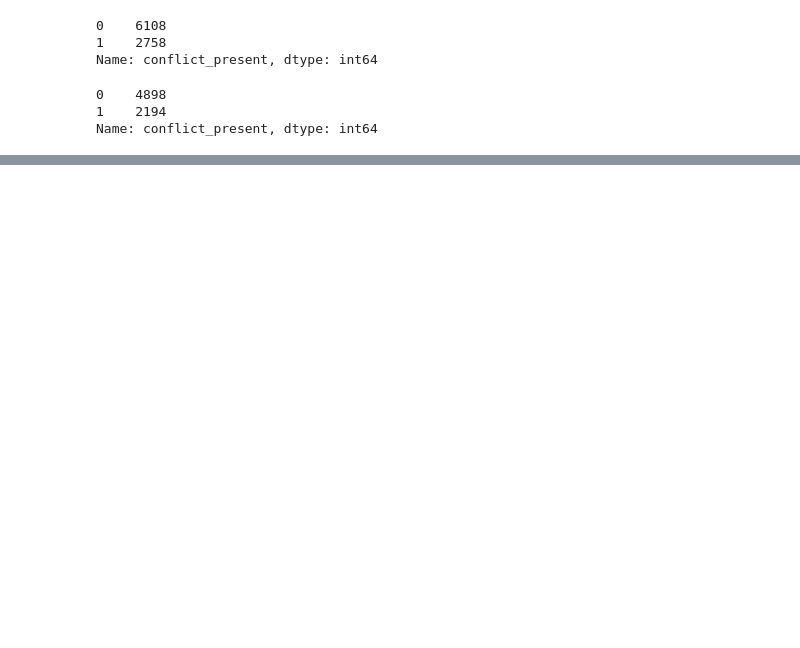
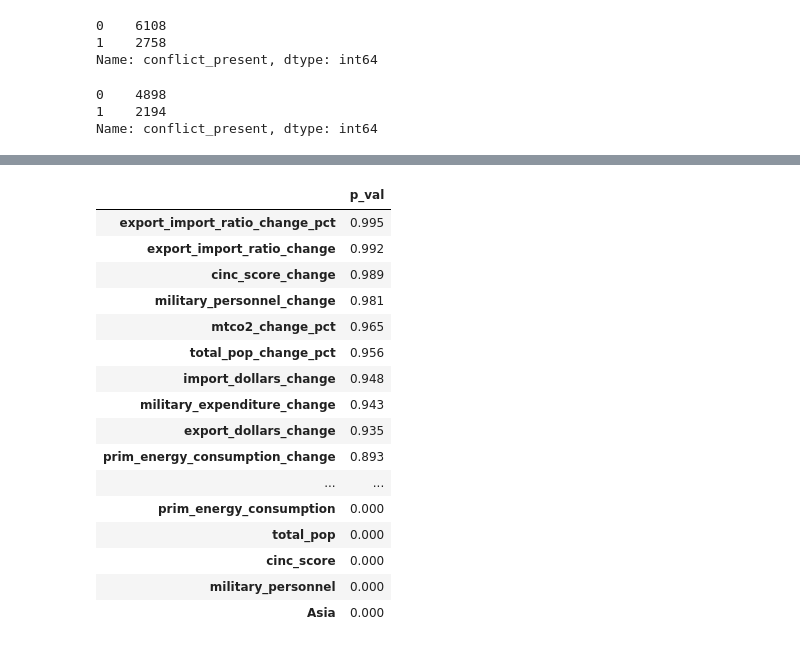
Before and after one commit to cyaris/international_armed_conflict, a Jupyter notebook: Classification – Conflict vs Peace Classification.ipynb, the cells around one changed output, grey strips where cells are left out. Drawn from its saved outputs; the diff is of its cells as text; code cells hidden in the pictures; blank space fills up the shorter version.

```diff
--- a/Classification – Conflict vs Peace Classification.ipynb
+++ b/Classification – Conflict vs Peace Classification.ipynb
@@ -115,9 +119,10 @@ dtype: float64
 # 'military_expenditure', 'military_expenditure_change', 'military_expenditure_change_pct',
 # 'military_personnel', 'military_personnel_change', 'military_personnel_change_pct', 'export_import_ratio'
 # %%
-X = df.drop(['cow_code', 'year', 'state_name', 'avg_hostility_level', 'num_wars',
+drop_list = ['cow_code', 'year', 'state_name', 'avg_hostility_level', 'num_wars',
              'num_conflicts', 'num_wars', 'num_conflicts', 'war_present',
-             'conflict_present', 'revision_pct', 'avg_cum_duration', 'ongoing_2010'], axis = 1)
+             'conflict_present', 'revision_pct', 'avg_cum_duration', 'ongoing_2010']
+X = df.drop(drop_list, axis = 1)
 y = df['conflict_present']
 
 X_train, X_test, y_train, y_test = train_test_split(X, y, test_size = 0.2, random_state = 101)
@@ -135,16 +160,0 @@ Name: conflict_present, dtype: int64
-# %%
-continuous_columns = ['num_trade_states', 'export_dollars', 'import_dollars',
-                      'prim_energy_consumption', 'total_pop', 'cinc_score',
-                      'num_alliances', 'pre_1816_alliances', 'num_in_effect_1231_2012',
-                      'defense_treaties', 'neutrality_treaties', 'nonaggression_treaties',
-                      'entente_treaties', 'leader_tenure', 'age_govt', 'num_transitions_ever',
-                      'num_leadership_changes', 'military_personnel', 'military_personnel_change',
-                      'military_personnel_change_pct', 'export_import_ratio',
-                      'export_import_ratio_change', 'export_import_ratio_change_pct',
-                      'military_expenditure', 'military_expenditure_change',
-                      'military_expenditure_change_pct', 'export_dollars_change',
-                      'export_dollars_change_pct','import_dollars_change',
-                      'import_dollars_change_pct', 'prim_energy_consumption_change',
-                      'prim_energy_consumption_change_pct', 'total_pop_change',
-                      'total_pop_change_pct', 'cinc_score_change', 'mtco2',
-                      'mtco2_change_pct', 'mtco2_change']
@@ -217,0 +241,26 @@ lr_coef_df
+# %%
+pd.set_option('display.max_rows', None)
+chi2_, pval = chi2(X_scaled, y)
+p_val_df = pd.DataFrame(pval.tolist())
+p_val_df.index = list(continuous_columns) + list(X_train_dummy.columns)
+p_val_df.rename({0: 'p_val'}, axis = 1, inplace = True)
+p_val_df = p_val_df.sort_values(by = 'p_val', ascending = False)
+p_val_df
+# %% [output]
+|  | p_val |
+| export_import_ratio_change_pct | 0.995 |
+| export_import_ratio_change | 0.992 |
+| cinc_score_change | 0.989 |
+| military_personnel_change | 0.981 |
+| mtco2_change_pct | 0.965 |
+| total_pop_change_pct | 0.956 |
+| import_dollars_change | 0.948 |
+| military_expenditure_change | 0.943 |
+| export_dollars_change | 0.935 |
+| prim_energy_consumption_change | 0.893 |
+| ... | ... |
+| prim_energy_consumption | 0.000 |
+| total_pop | 0.000 |
+| cinc_score | 0.000 |
+| military_personnel | 0.000 |
+| Asia | 0.000 |
```
Also changed, not shown: parts of 38 cells of this notebook, 7 other files.
